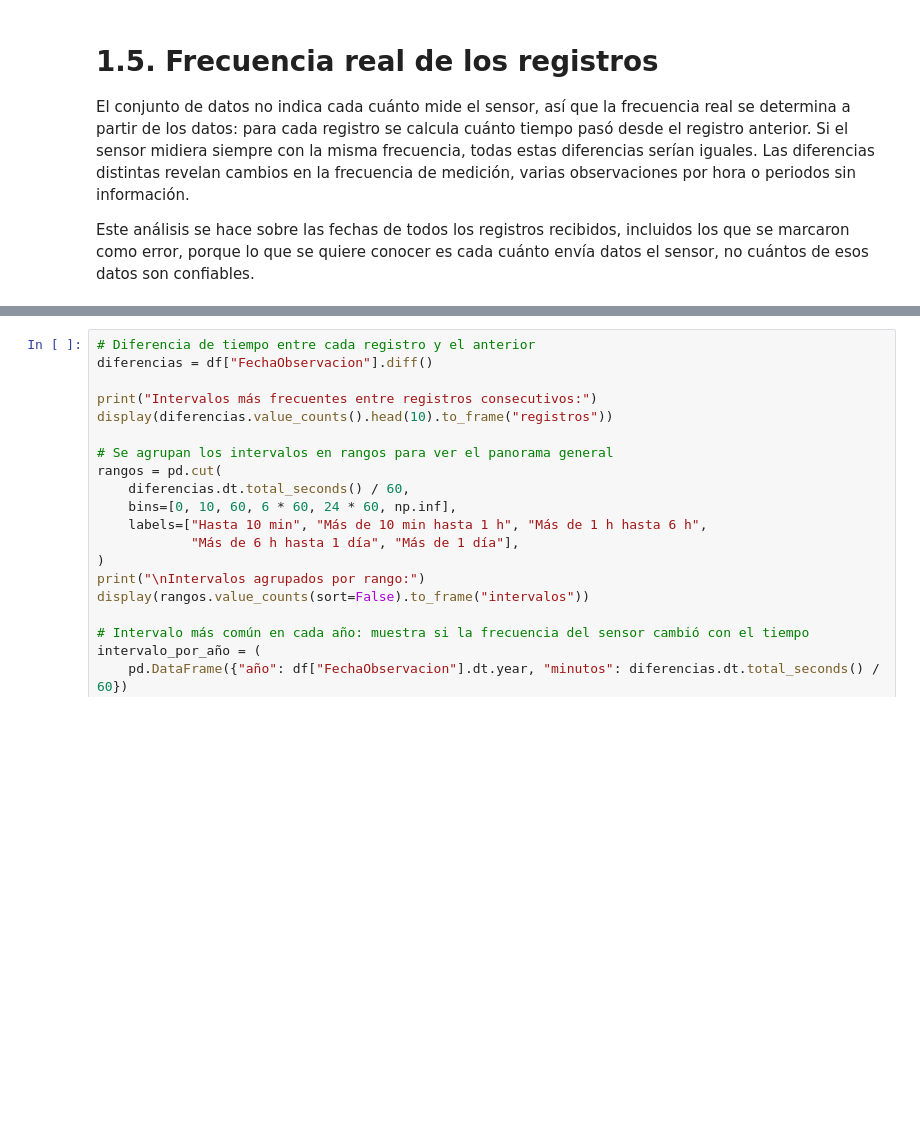
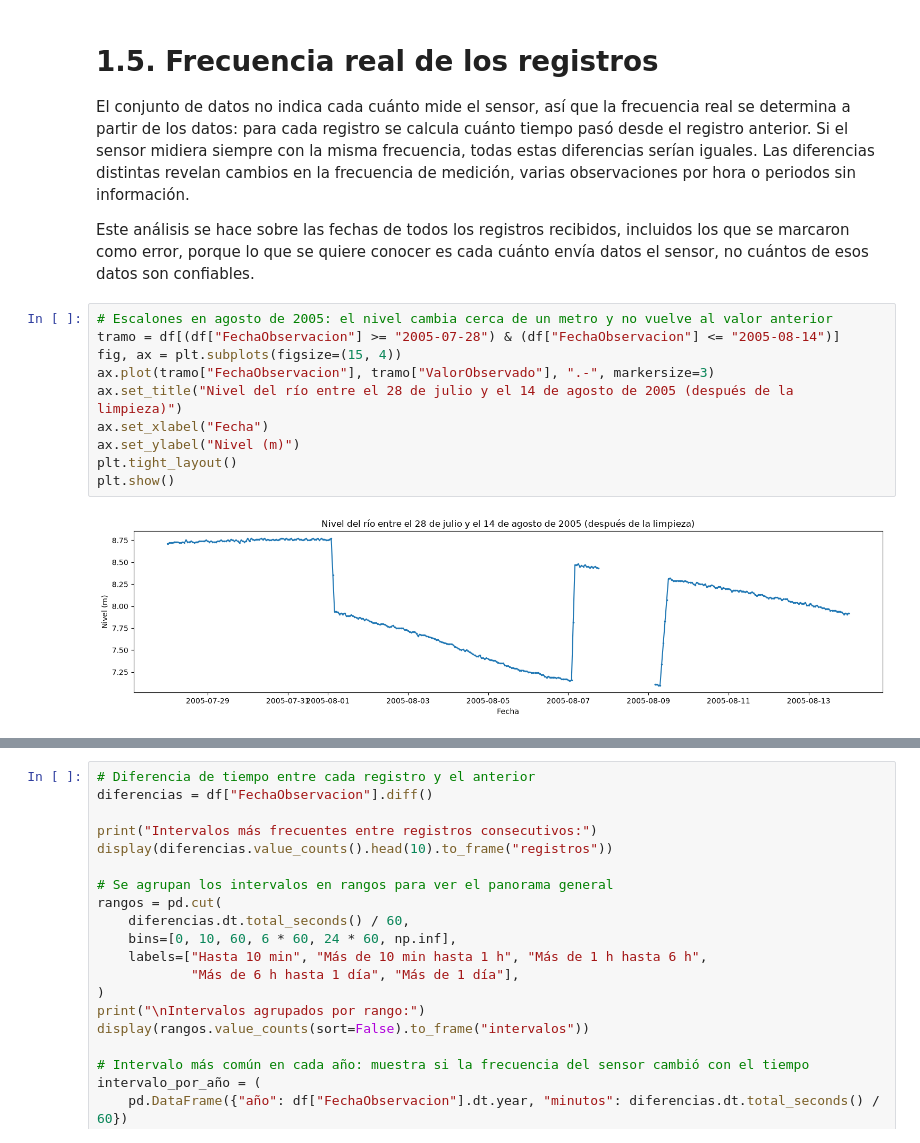
Before and after one commit to AlfonsoMSDL/Proyecto-Aprendizaje-Supervizado-IA, a Jupyter notebook: PromedioNivelMax.ipynb, the cells around one changed output, grey strips where cells are left out. Saved outputs shown, nothing was run; the diff lists cells and outputs as text; blank space fills up the shorter version.

```diff
--- a/PromedioNivelMax.ipynb
+++ b/PromedioNivelMax.ipynb
@@ -749,3 +767,15 @@ Después del tratamiento, el nivel queda entre 3.82 m y 9.74 m, con una media de
 El conjunto de datos no indica cada cuánto mide el sensor, así que la frecuencia real se determina a partir de los datos: para cada registro se calcula cuánto tiempo pasó desde el registro anterior. Si el sensor midiera siempre con la misma frecuencia, todas estas diferencias serían iguales. Las diferencias distintas revelan cambios en la frecuencia de medición, varias observaciones por hora o periodos sin información.
 
 Este análisis se hace sobre las fechas de todos los registros recibidos, incluidos los que se marcaron como error, porque lo que se quiere conocer es cada cuánto envía datos el sensor, no cuántos de esos datos son confiables.
+# %%
+# Escalones en agosto de 2005: el nivel cambia cerca de un metro y no vuelve al valor anterior
+tramo = df[(df["FechaObservacion"] >= "2005-07-28") & (df["FechaObservacion"] <= "2005-08-14")]
+fig, ax = plt.subplots(figsize=(15, 4))
+ax.plot(tramo["FechaObservacion"], tramo["ValorObservado"], ".-", markersize=3)
+ax.set_title("Nivel del río entre el 28 de julio y el 14 de agosto de 2005 (después de la limpieza)")
+ax.set_xlabel("Fecha")
+ax.set_ylabel("Nivel (m)")
+plt.tight_layout()
+plt.show()
+# %% [output]
+[figure, added]
```
Also changed, not shown: parts of 21 cells of this notebook.
